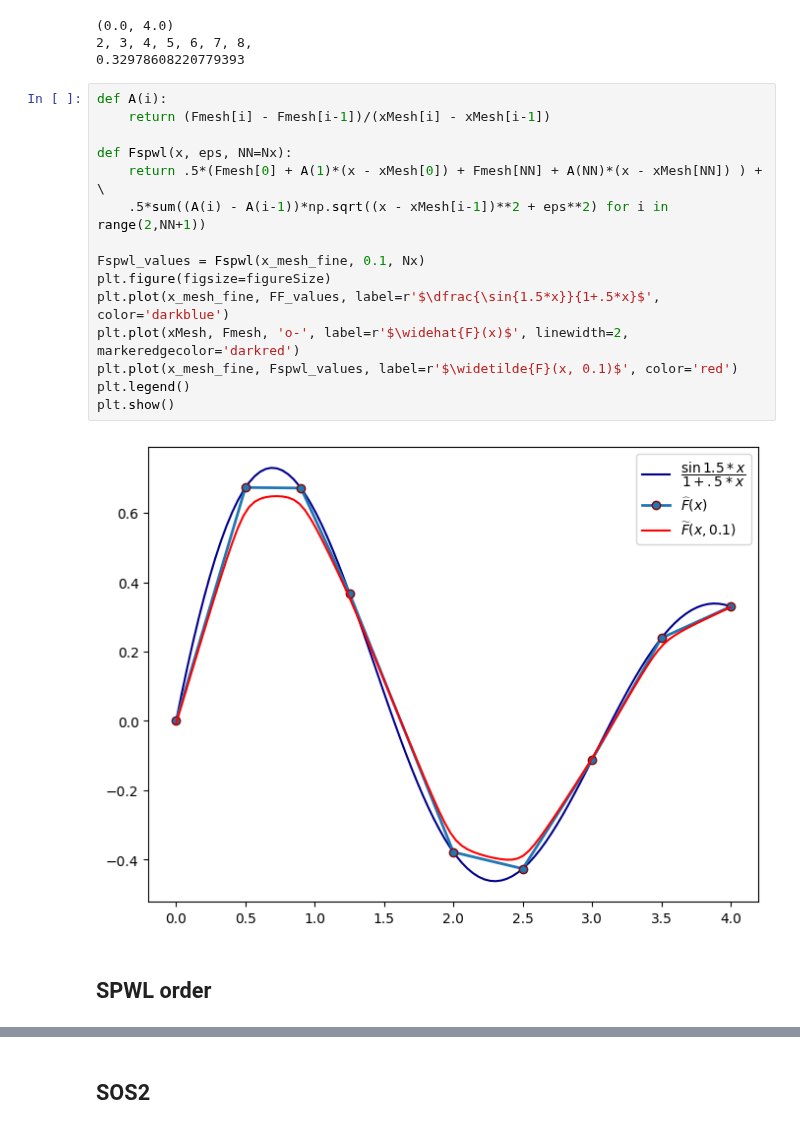
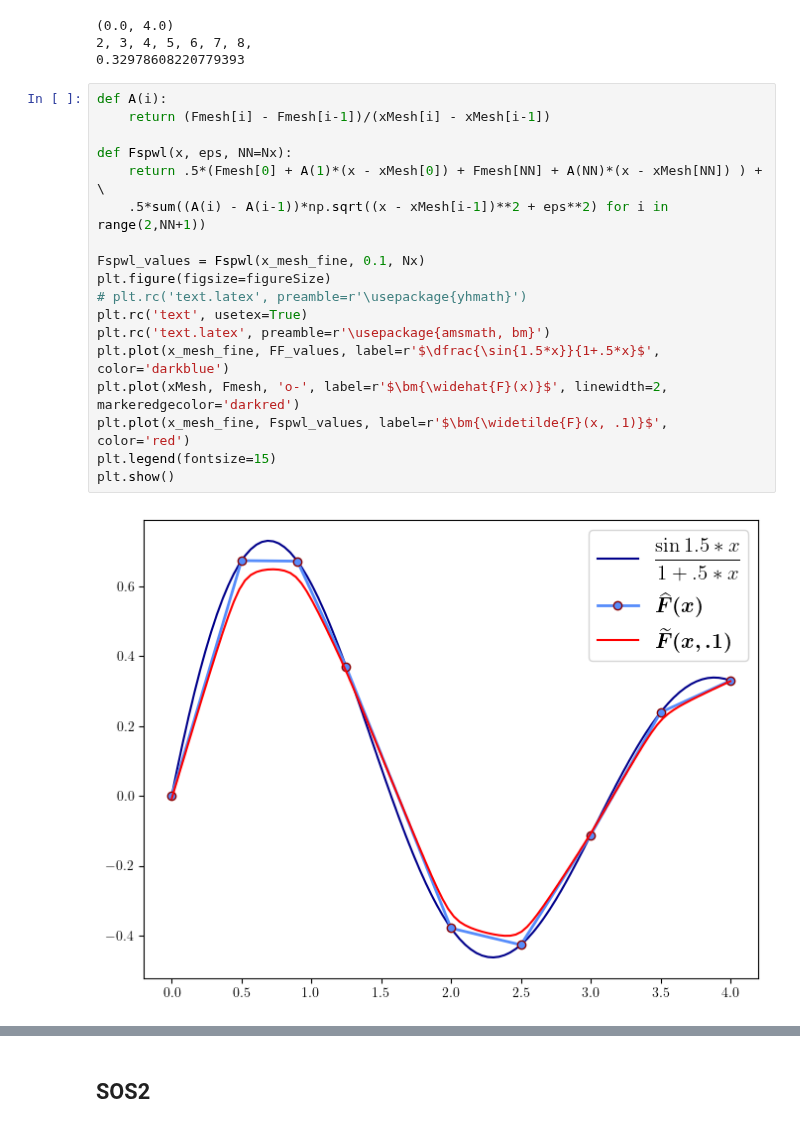
Before and after one commit to distcomp/SvF, a Jupyter notebook: ndiscr/discr_misc.ipynb, the cells around one changed output, grey strips where cells are left out. Saved outputs shown, nothing was run; the diff lists cells and outputs as text.

```diff
--- a/ndiscr/discr_misc.ipynb
+++ b/ndiscr/discr_misc.ipynb
@@ -56,19 +56,20 @@ print(Fmesh[Nx])
 # %%
 def A(i):
     return (Fmesh[i] - Fmesh[i-1])/(xMesh[i] - xMesh[i-1])
 
 def Fspwl(x, eps, NN=Nx):
     return .5*(Fmesh[0] + A(1)*(x - xMesh[0]) + Fmesh[NN] + A(NN)*(x - xMesh[NN]) ) + \
     .5*sum((A(i) - A(i-1))*np.sqrt((x - xMesh[i-1])**2 + eps**2) for i in range(2,NN+1))
 
 Fspwl_values = Fspwl(x_mesh_fine, 0.1, Nx)
 plt.figure(figsize=figureSize)
+# plt.rc('text.latex', preamble=r'\usepackage{yhmath}')
+plt.rc('text', usetex=True)
+plt.rc('text.latex', preamble=r'\usepackage{amsmath, bm}')
 plt.plot(x_mesh_fine, FF_values, label=r'$\dfrac{\sin{1.5*x}}{1+.5*x}$', color='darkblue')
-plt.plot(xMesh, Fmesh, 'o-', label=r'$\widehat{F}(x)$', linewidth=2, markeredgecolor='darkred')
-plt.plot(x_mesh_fine, Fspwl_values, label=r'$\widetilde{F}(x, 0.1)$', color='red')
-plt.legend()
+plt.plot(xMesh, Fmesh, 'o-', label=r'$\bm{\widehat{F}(x)}$', linewidth=2, markeredgecolor='darkred')
+plt.plot(x_mesh_fine, Fspwl_values, label=r'$\bm{\widetilde{F}(x, .1)}$', color='red')
+plt.legend(fontsize=15)
 plt.show()
 # %% [output]
-[figure, old version]
+[figure, new version]
-# %% [markdown]
-## SPWL order
```
Also changed, not shown: parts of 13 cells of this notebook, 3 other files.
